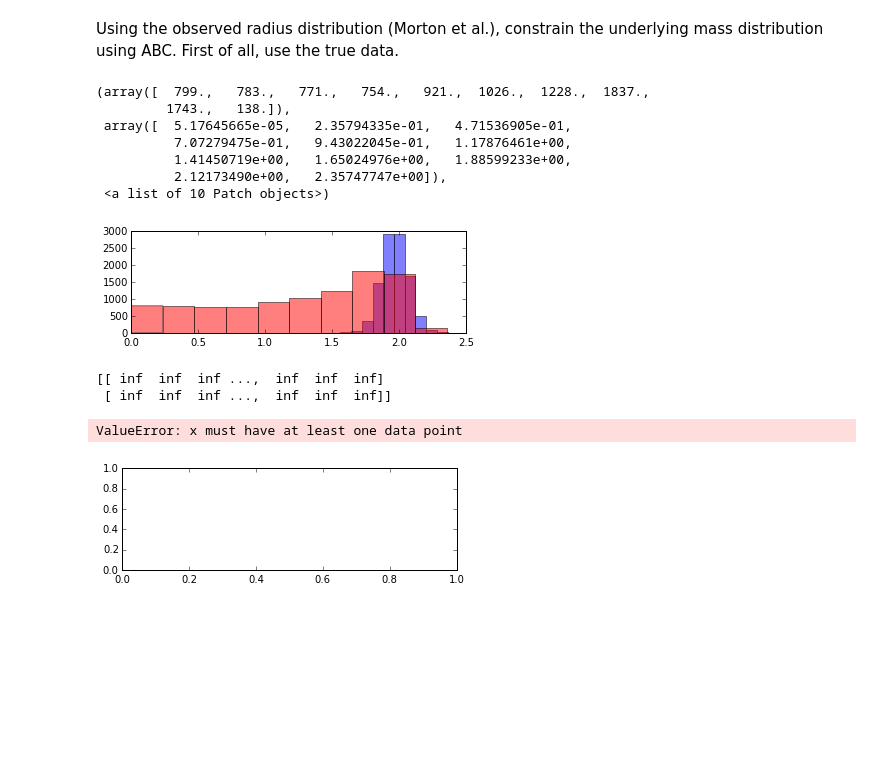
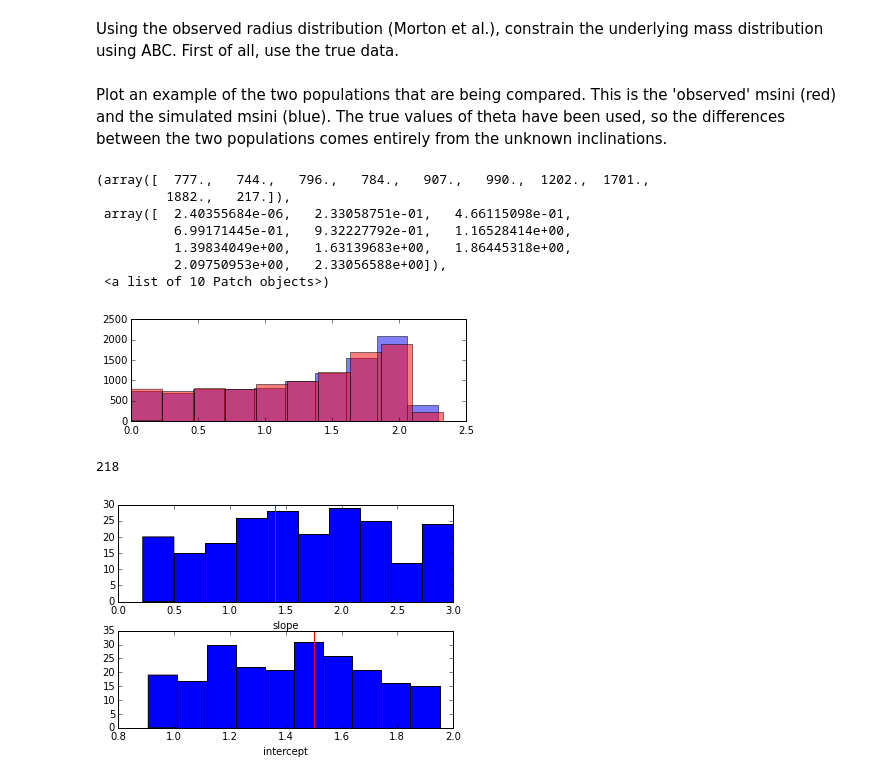
Before and after one commit to RuthAngus/Mdwarfs, a Jupyter notebook: ABC_example.ipynb, the cells around one changed output. Drawn from its saved outputs; the diff is of its cells as text; code cells hidden in the pictures; blank space fills up the shorter version.

```diff
--- a/ABC_example.ipynb
+++ b/ABC_example.ipynb
@@ -24,7 +24,8 @@ def rv_K(P, m_star, msini_planet):
 def populationize(theta, r_sim, p_sim, m_star):
     m_planet = radius2mass(theta, r_sim)  # calculate mass
     # give it a random inclination
-    inc = np.random.uniform(0, np.pi, len(m_planet))
+    cos_inc = np.random.uniform(0, 1, len(m_planet))  # uniform in cosine(i)
+    inc = np.acos(cos_inc)
     msini = m_planet * np.sin(inc)
     K = rv_K(p_sim, m_star, msini)  # calculate semi-amplitude
     # detected?
@@ -86,6 +87,8 @@ thetas = np.zeros((2, nsamp))
 thetas[0, :] = np.random.uniform(0., 3, nsamp)  # slope
 thetas[1, :] = np.random.uniform(-1., 3, nsamp)  # intercept
 keepsies = np.zeros_like(thetas)
+# %% [markdown]
+Plot an example of the two populations that are being compared. This is the 'observed' msini (red) and the simulated msini (blue). The true values of theta have been used, so the differences between the two populations comes entirely from the unknown inclinations.
 # %%
 msini_sim = populationize(truth, radii, periods, star_masses)
 plt.clf()
@@ -93,40 +96,38 @@ plt.subplot(2, 1, 1)
 plt.hist(msini_sim, color="b", alpha=.5)
 plt.hist(msini_true, color="r", alpha=.5)
 # %% [output]
-(array([  799.,   783.,   771.,   754.,   921.,  1026.,  1228.,  1837.,
-         1743.,   138.]),
- array([  5.17645665e-05,   2.35794335e-01,   4.71536905e-01,
-          7.07279475e-01,   9.43022045e-01,   1.17876461e+00,
-          1.41450719e+00,   1.65024976e+00,   1.88599233e+00,
-          2.12173490e+00,   2.35747747e+00]),
+(array([  777.,   744.,   796.,   784.,   907.,   990.,  1202.,  1701.,
+         1882.,   217.]),
+ array([  2.40355684e-06,   2.33058751e-01,   4.66115098e-01,
+          6.99171445e-01,   9.32227792e-01,   1.16528414e+00,
+          1.39834049e+00,   1.63139683e+00,   1.86445318e+00,
+          2.09750953e+00,   2.33056588e+00]),
  <a list of 10 Patch objects>)
-[figure, old version]
+[figure, new version]
 # %%
 # determine whether samples are accepted or rejected
-tolerance = .2
+tolerance = .05
 for i in range(nsamp):
     keepsies[:, i] = accept_reject(thetas[:, i], msini_true, radii, periods, star_masses, tolerance)
 # %%
 # Throw away rejects
-print keepsies
 l = np.isfinite(keepsies[0, :])
 parameters = np.zeros((2, len(keepsies[0, :][l])))
 parameters[0] = keepsies[0, :][l]
 parameters[1] = keepsies[1, :][l]
-# %% [output]
-[[ inf  inf  inf ...,  inf  inf  inf]
- [ inf  inf  inf ...,  inf  inf  inf]]
 # %%
 # Plot posteriors
+plt.clf()
 plt.subplot(2, 1, 1)
 plt.hist(parameters[0])
 plt.axvline(truth[0], color="r")
 plt.xlabel("slope")
 plt.subplot(2, 1, 2)
 plt.hist(parameters[1])
 plt.axvline(truth[1], color="r")
 plt.xlabel("intercept")
 plt.subplots_adjust(hspace=.3)
+print len(parameters[0])
 # %% [output]
-ValueError: x must have at least one data point
+218
-[figure, old version]
+[figure, new version]
```
Also changed, not shown: parts of 2 cells of this notebook.
